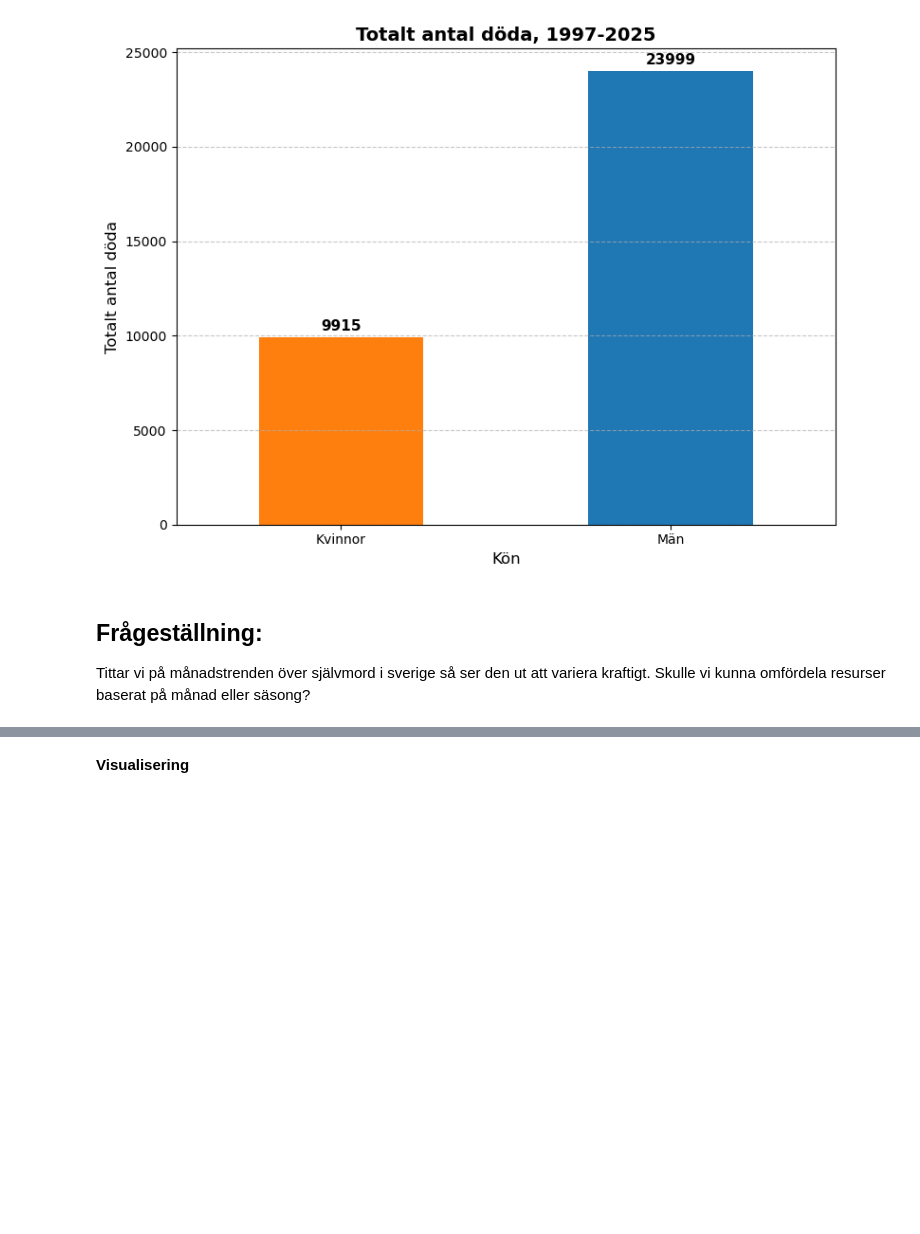
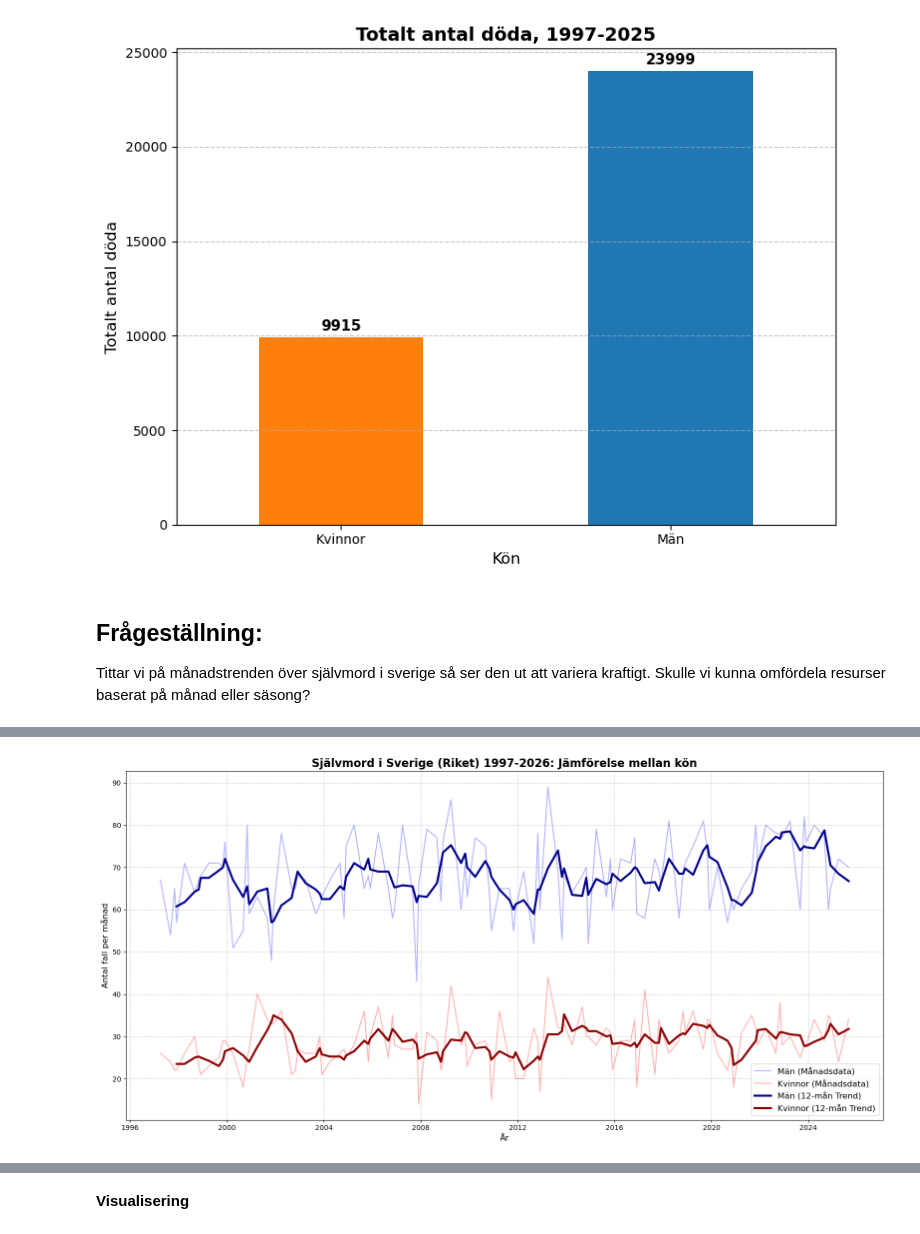
Before and after one commit to RickardAnd/projekt-grupp6, a Jupyter notebook: projekt_grupp6.ipynb, the cells around one changed output, grey strips where cells are left out. Cells and saved outputs as stored; diff of their text form; code cells hidden in the pictures; blank space fills up the shorter version.

```diff
--- a/projekt_grupp6.ipynb
+++ b/projekt_grupp6.ipynb
@@ -451,0 +273,49 @@ Resultat för Kvinnor:
+# %%
+import matplotlib.pyplot as plt
+import pandas as pd
+
+# --- FIXA DATA-TYPEN OCH SKAPA DATUM ---
+data_rows['Antal'] = pd.to_numeric(data_rows['Antal'], errors='coerce')
+data_rows = data_rows.dropna(subset=['Antal'])
+
+# Eftersom år och månad ligger i samma kolumn (t.ex. 'Månad'), gör vi om den till ett äkta datum direkt
+# Pandas är supersmart och fattar oftast formatet (t.ex. "1997M01" eller "1997-01") automatiskt!
+data_rows['Datum'] = pd.to_datetime(data_rows['Månad'], errors='coerce')
+
+# Om 'Månad' råkar ligga som indexet på din DataFrame istället för en kolumn, använd denna rad istället:
+# data_rows['Datum'] = pd.to_datetime(data_rows.index, errors='coerce')
+
+# Sortera datan kronologiskt så att det rullande medelvärdet blir rätt!
+data_rows = data_rows.dropna(subset=['Datum'])
+data_rows = data_rows.sort_values('Datum')
+
+# 1. Filtrera ut datan för Män respektive Kvinnor
+df_men = data_rows[data_rows['Kön'] == 'Män'].copy()
+df_women = data_rows[data_rows['Kön'] == 'Kvinnor'].copy()
+
+# 2. Beräkna ett 12-månaders rullande medelvärde
+df_men['Trend_12m'] = df_men['Antal'].rolling(window=4).mean()
+df_women['Trend_12m'] = df_women['Antal'].rolling(window=4).mean()
+
+# 3. Bygg upp grafen
+plt.figure(figsize=(16, 8))
+
+# Vi använder den nya 'Datum'-kolumnen på X-axeln!
+plt.plot(df_men['Datum'], df_men['Antal'], color='blue', alpha=0.3, label='Män (Månadsdata)')
+plt.plot(df_women['Datum'], df_women['Antal'], color='red', alpha=0.3, label='Kvinnor (Månadsdata)')
+
+plt.plot(df_men['Datum'], df_men['Trend_12m'], color='darkblue', linewidth=3, label='Män (12-mån Trend)')
+plt.plot(df_women['Datum'], df_women['Trend_12m'], color='darkred', linewidth=3, label='Kvinnor (12-mån Trend)')
+
+# Formatering av grafen
+plt.title('Självmord i Sverige (Riket) 1997-2026: Jämförelse mellan kön', fontsize=16, fontweight='bold')
+plt.xlabel('År', fontsize=12)
+plt.ylabel('Antal fall per månad', fontsize=12)
+plt.grid(True, linestyle='--', alpha=0.6)
+plt.legend(fontsize=12)
+plt.tight_layout()
+
+# Visa grafen
+plt.show()
+# %% [output]
+[figure, added]
```
Also changed, not shown: parts of 6 cells of this notebook.
